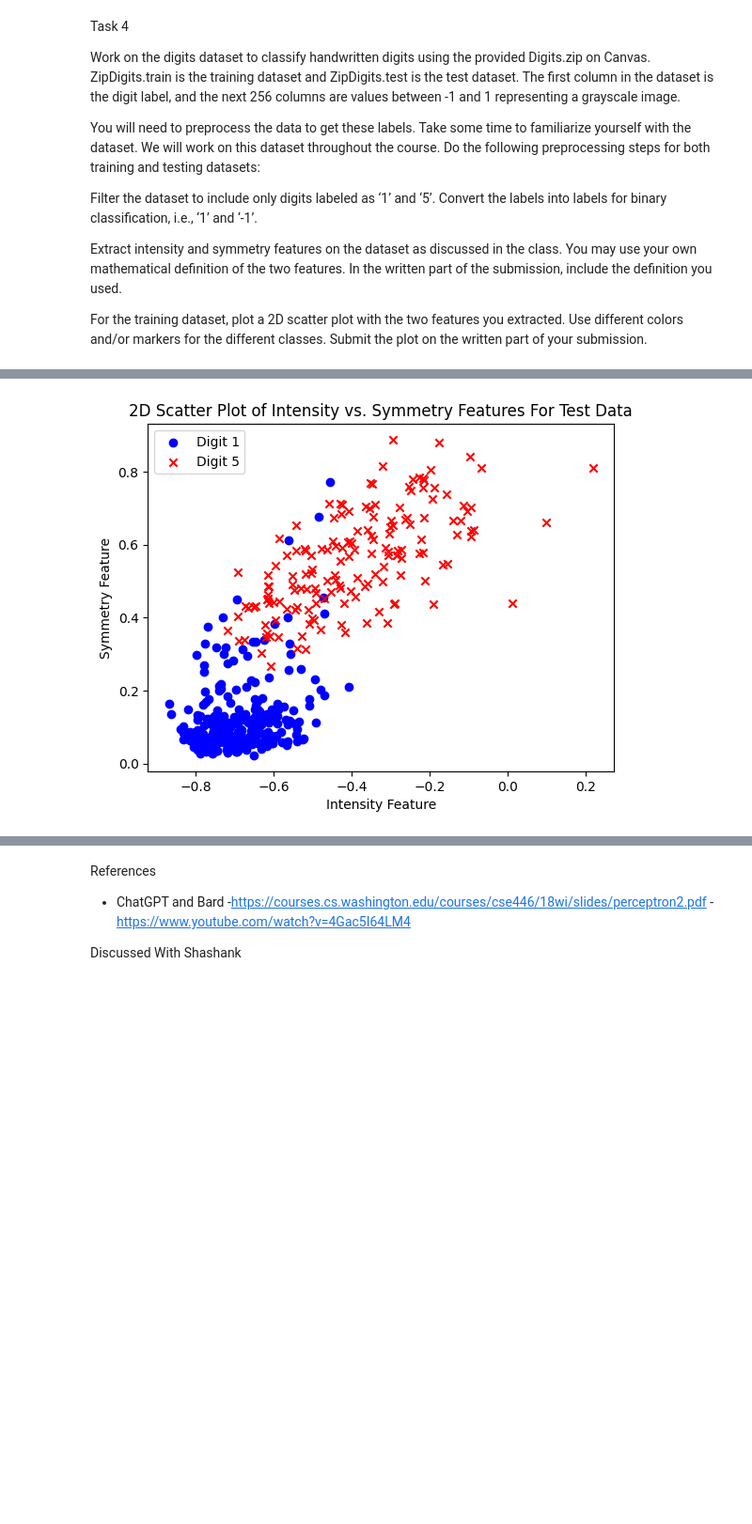
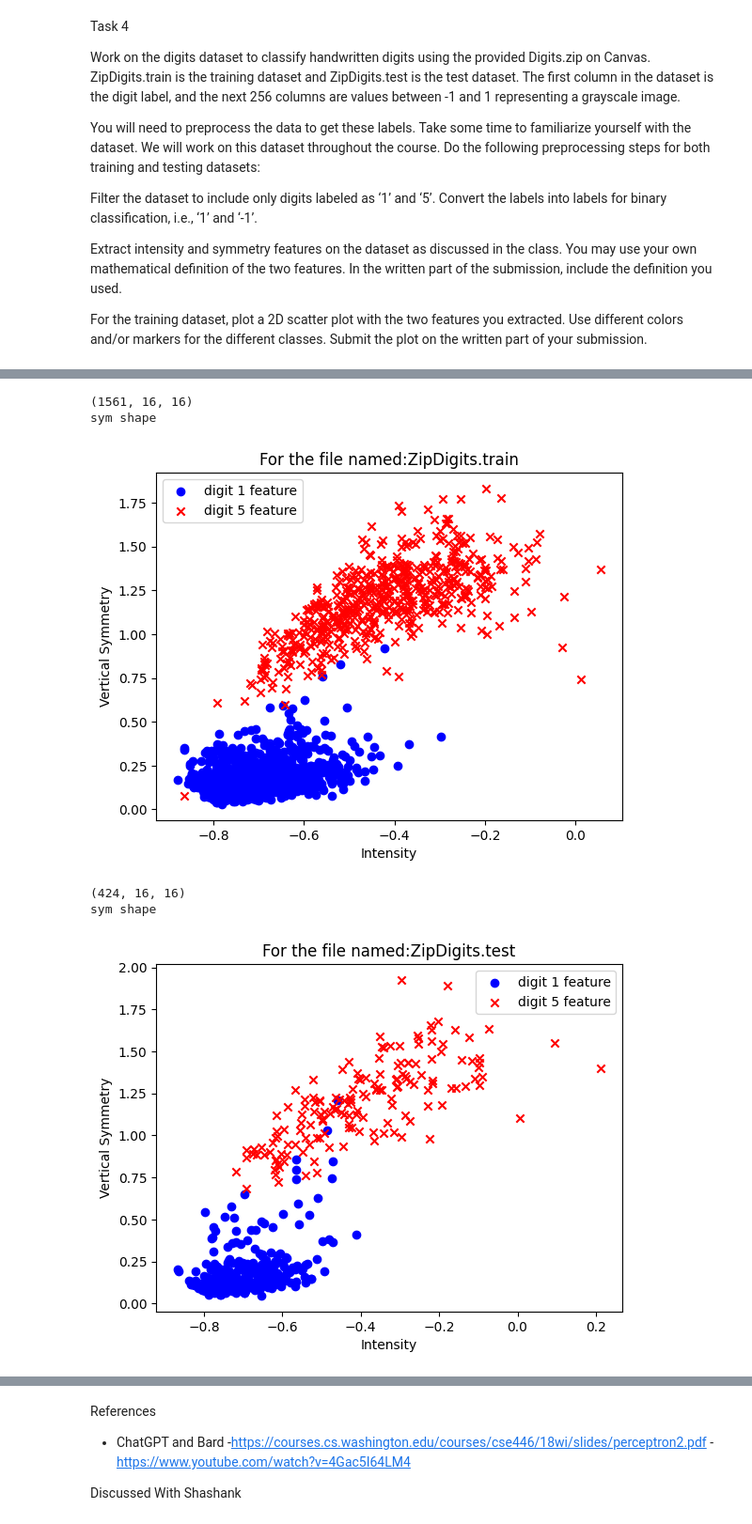
Before and after one commit to nsk20/CMPE257-Fall23-ShyamKumar-Nalluri, a Jupyter notebook: Task_4.ipynb, the cells around one changed output, grey strips where cells are left out. Shown at 94% size. Drawn from its saved outputs; the diff is of its cells as text; code cells hidden in the pictures; blank space fills up the shorter version.

```diff
--- a/Task_4.ipynb
+++ b/Task_4.ipynb
@@ -84,51 +18,0 @@ plt.show()
-# %%
-import numpy as np
-import matplotlib.pyplot as plt
-
-# Define the intensity feature extraction function
-def intensity_feature(image):
-    return np.mean(image[1:])
-
-# Define the symmetry feature extraction function
-def symmetry_feature(image):
-    image = image.reshape(16, 16)  # Reshape to a 16x16 image
-    left_half = image[:, :8]  # Left half of the image
-    right_half = np.fliplr(image[:, 8:])  # Right half of the image (flipped horizontally)
-
-    # Calculate the absolute difference between corresponding pixel values
-    diff = np.abs(left_half - right_half)
-
-    # Calculate the mean of the absolute differences as the symmetry feature
-    return np.mean(diff)
-
-# Load testing data
-test_data = np.loadtxt('ZipDigits.test')
-
-# Filter the dataset to include only digits labeled as '1' and '5'
-test_data = test_data[(test_data[:, 0] == 1) | (test_data[:, 0] == 5)]
-
-# Convert labels to binary classification labels ('1' and '-1')
-test_data[:, 0] = np.where(test_data[:, 0] == 1, 1, -1)
-
-# Extract intensity and symmetry features for the test data
-test_intensity = [intensity_feature(data[1:]) for data in test_data]
-test_symmetry = [symmetry_feature(data[1:]) for data in test_data]
-
-# Separate data points for '1' and '-1' using boolean masks
-ones_mask = test_data[:, 0] == 1
-minus_ones_mask = test_data[:, 0] == -1
-
-# Create scatter plot
-plt.scatter(np.array(test_intensity)[ones_mask], np.array(test_symmetry)[ones_mask], label='Digit 1', c='blue', marker='o')
-plt.scatter(np.array(test_intensity)[minus_ones_mask], np.array(test_symmetry)[minus_ones_mask], label='Digit 5', c='red', marker='x')
-
-# Add labels and legend
-plt.xlabel('Intensity Feature')
-plt.ylabel('Symmetry Feature')
-plt.legend(loc='best')
-
-# Show the plot
-plt.title('2D Scatter Plot of Intensity vs. Symmetry Features For Test Data')
-plt.show()
-# %% [output]
-[figure, removed]
@@ -134,0 +85,17 @@ plt.show()
+# %%
+trainfile = 'ZipDigits.train'
+testfile = 'ZipDigits.test'
+#Data collect
+traindata, trainlabel= featExtrct(trainfile)
+testdata, testlabel=featExtrct(testfile)
+
+#Padded with 1
+trDataPadded = np.concatenate((np.ones((len(traindata), 1)), traindata), axis=1)
+tsDataPadded= np.concatenate((np.ones((len(testdata), 1)), testdata), axis=1)
+# %% [output]
+(1561, 16, 16)
+sym shape
+[figure, added]
+(424, 16, 16)
+sym shape
+[figure, added]
```
Also changed, not shown: parts of 7 cells of this notebook.
